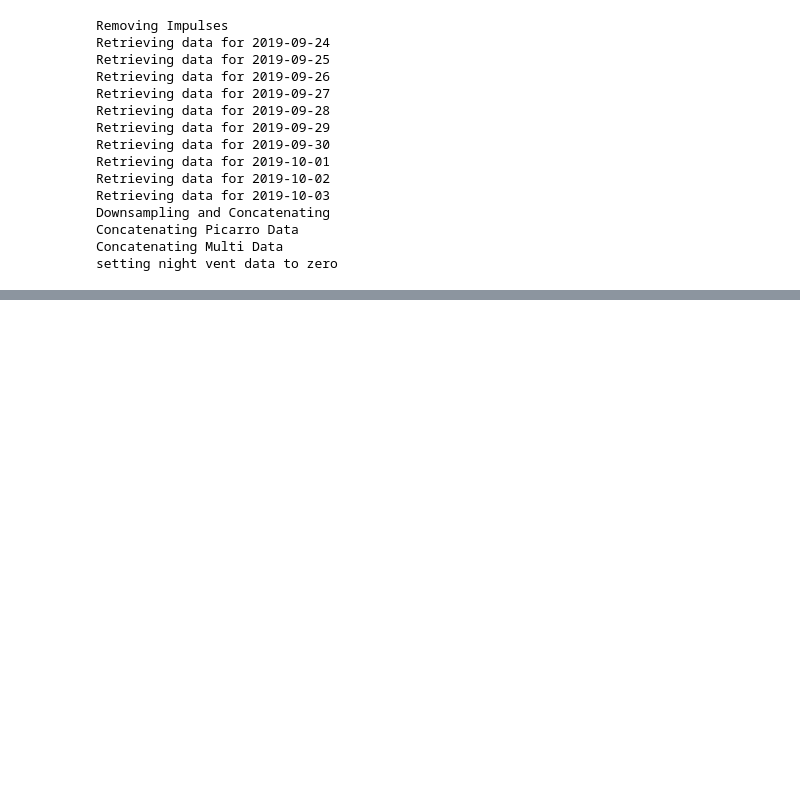
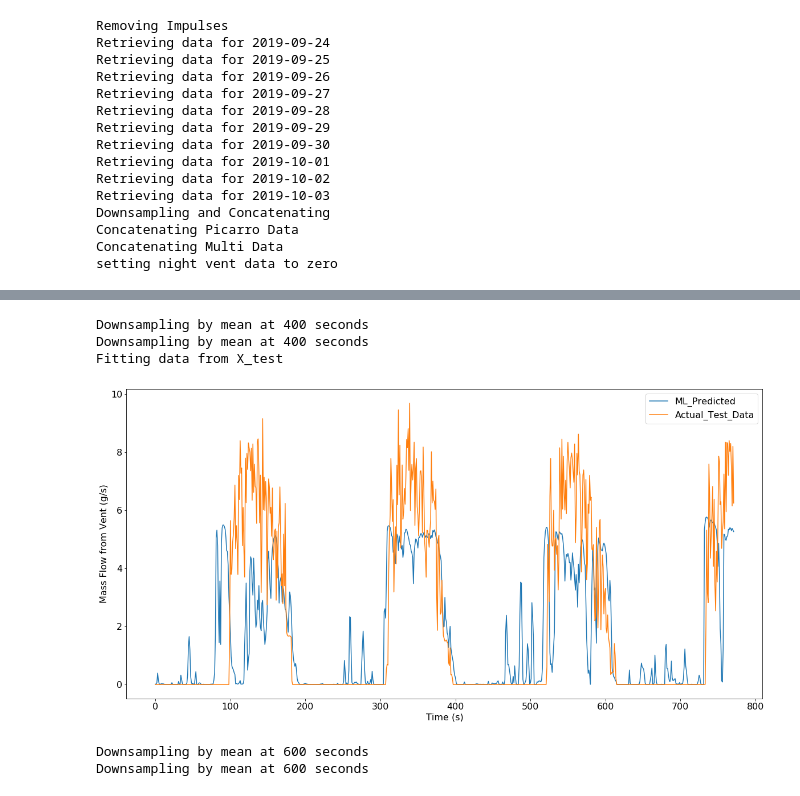
Before and after one commit to agmeyer4/CO2_Eddy, a Jupyter notebook: ML.ipynb, the cells around one changed output, grey strips where cells are left out. Cells and saved outputs as stored; diff of their text form; code cells hidden in the pictures; blank space fills up the shorter version.

```diff
--- a/ML.ipynb
+++ b/ML.ipynb
@@ -648,6 +538,6 @@ class ML_Model_Builder:
         data.y_fit = self.model.predict(data.X_test)
 # %%
-data = Dataset('../CO2_Data_Final/',4)
+data = Dataset('..\..\Data\CO2_Data_Final',4)
 data._preprocess()
 # %% [output]
 Removing Impulses
@@ -667,0 +601,16 @@ setting night vent data to zero
+# %%
+error_name  = 'rmse'
+
+error_vals = []
+for m in models:
+    error_vals.append(m.history.history[error_name][-1])
+best_idx = error_vals.index(min(error_vals))
+
+print(f"Best score for '{error_name}' was {min(error_vals)} in model {best_idx}")
+print(f"Downsampling Seconds: {models[best_idx].downsample_sec}\n\
+Lag Periods: {models[best_idx].periods_to_lag}\n\
+Activation: {models[best_idx].activation}\n\
+Neurons: {models[best_idx].neurons}\n\
+Learning Rate: {models[best_idx].learn_rate}\n\
+Decay: {models[best_idx].decay}\n\
+Epochs: {models[best_idx].epochs}")
@@ -668,9 +626,67 @@ setting night vent data to zero
+# %%
+import matplotlib.pyplot as plt
+
+i=best_idx
+
+ml_data = ML_Data(models[i].feature_columns,models[i].downsample_sec,models[i].periods_to_lag,models[i].tower,models[i].train_percent)
+ml_data._ML_Process(data)
+models[i]._fit_data(ml_data)
+
+#Return to original data shape and scale
+X_test_original_shape = ml_data.X_test.reshape(ml_data.orig_X_test_shape) #reshape from 3d time
+y_test_original_shape = ml_data.y_test.reshape(ml_data.orig_y_test_shape)#reshape from 3d time
+
+merged_tests = np.concatenate((X_test_original_shape,y_test_original_shape[:,None]),axis=1) #concat X and y
+unscaled_test = pd.DataFrame(ml_data.min_max_scalar.inverse_transform(merged_tests)).iloc[:,-1] #unscale using declared scalar
+
+y_fit_original_shape = ml_data.y_fit.reshape(ml_data.orig_y_test_shape)
+merged_tests = np.concatenate((X_test_original_shape,y_fit_original_shape[:,None]),axis=1)
+unscaled_fit = pd.DataFrame(ml_data.min_max_scalar.inverse_transform(merged_tests)).iloc[:,-1]
+
+#Put into pandas df
+comparison = pd.concat([unscaled_test,unscaled_fit],axis=1)
+comparison.columns = ['test','fit']
+
+#PLOT PREDICTED VS OBSERVED
+fig, ax = plt.subplots(figsize = (20,10))
+# ax.plot(ml_data.y_fit,label='ML_Fit_to_Test')
+# ax.plot(ml_data.y_test,label='Actual_Test_Data')
+
+roll = 1
+
+ax.plot(comparison['fit'].rolling(roll).mean(),label='ML_Predicted')
+ax.plot(comparison['test'].rolling(roll).mean(),label='Actual_Test_Data')
+
+ax.set_xlabel('Time (s)',fontsize=16)
+ax.set_ylabel('Mass Flow from Vent (g/s)',fontsize=16)
+ax.tick_params(axis='both', which='major', labelsize=16)
+
+
+ax.legend(fontsize=16)
+plt.show()
+# %% [output]
+Downsampling by mean at 400 seconds
+Downsampling by mean at 400 seconds
+Fitting data from X_test
+[figure, added]
 # %%
 feature_columns = ['Pic_CO2','ANEM_X','ANEM_Y','ANEM_Z','wd','ws']
 downsample_sec = 600
-periods_to_lag = 5
+periods_to_lag = 1
 tower = 'Picarro'
 position_number = 4
 train_percent = 0.6
 
-ML_data = ML_Data(feature_columns,downsample_sec,periods_to_lag,tower,train_percent)
+activation = 'relu'
+neurons = 128
+dropout_rate = 0.2
+learn_rate = 1e-3
+decay = 1e-5
+
+models = []
+
+ml_data = ML_Data(feature_columns,ds,periods_to_lag,tower,train_percent)
+ml_data._ML_Process(data)
+# %% [output]
+Downsampling by mean at 600 seconds
+Downsampling by mean at 600 seconds
```
Also changed, not shown: parts of 26 cells of this notebook.
